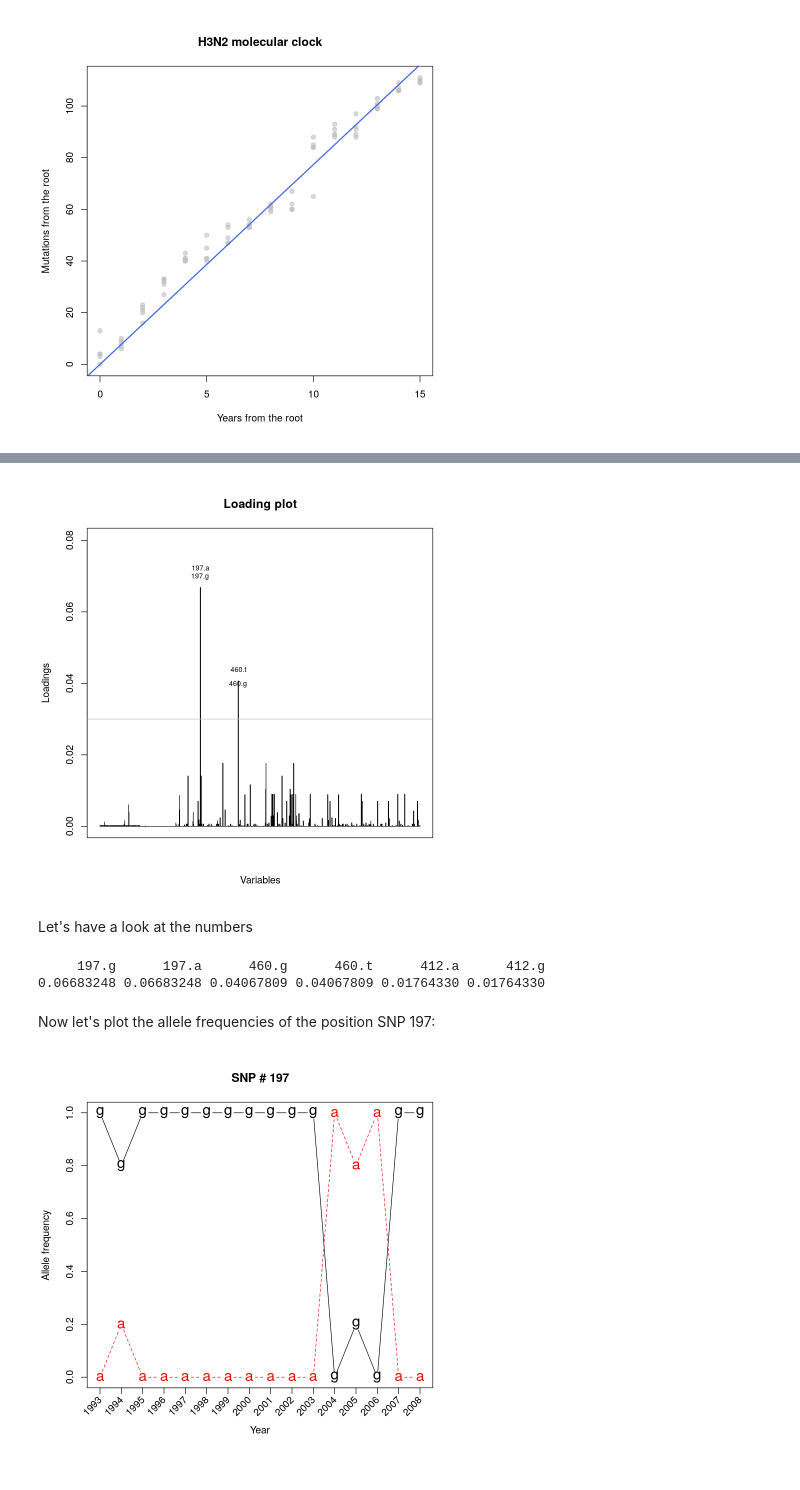
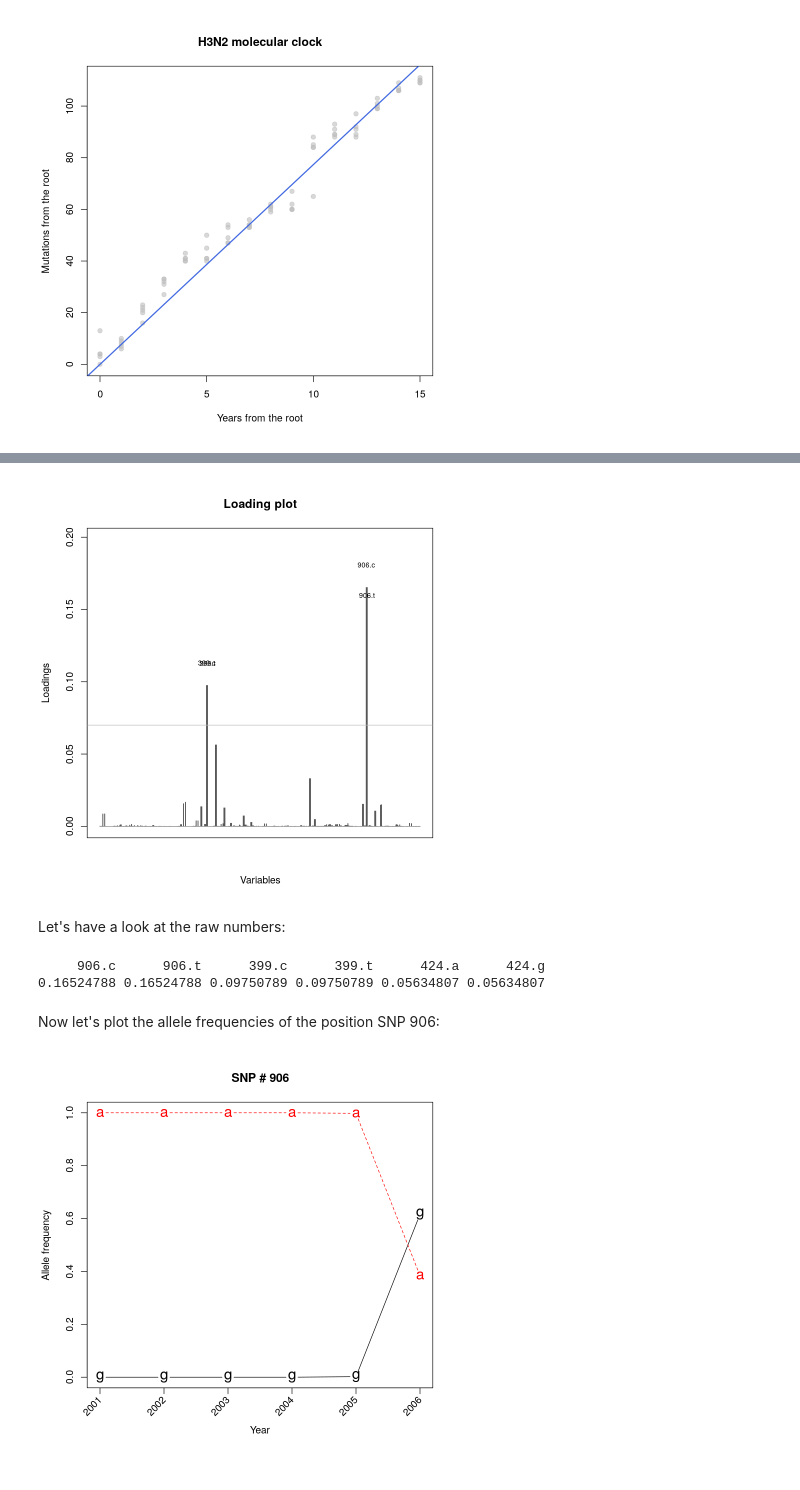
Before and after one commit to farhat-lab/AISC610_darwinian_medicine, a Jupyter notebook: fifteen_years_flu_US.ipynb, the cells around one changed output, grey strips where cells are left out. Saved outputs shown, nothing was run; the diff lists cells and outputs as text; code cells hidden in the pictures.

```diff
--- a/fifteen_years_flu_US.ipynb
+++ b/fifteen_years_flu_US.ipynb
@@ -226,26 +233,26 @@ Something happened between 2006 and 2007. We generate a loading plot to understa
 # %%
-contrib <- loadingplot(dapc_h3n2_mini$var.contr, axis = 2, thres = 0.03, lab.jitter = 1)
+contrib = loadingplot(dapc_h3n2$var.contr, axis = 2, thres = 0.07, lab.jitter = 1)
 # %% [output]
-[figure, old version]
+[figure, new version]
 # %% [markdown]
-Let's have a look at the numbers
+Let's have a look at the raw numbers:
 # %%
-head(sort(dapc_h3n2_mini$var.contr[,2],decreasing=TRUE))
+head(sort(dapc_h3n2$var.contr[,2],decreasing=TRUE))
 # %% [output]
-     197.g      197.a      460.g      460.t      412.a      412.g
-0.06683248 0.06683248 0.04067809 0.04067809 0.01764330 0.01764330
+     906.c      906.t      399.c      399.t      424.a      424.g
+0.16524788 0.16524788 0.09750789 0.09750789 0.05634807 0.05634807
 # %% [markdown]
-Now let's plot the allele frequencies of the position SNP 197:
+Now let's plot the allele frequencies of the position SNP 906:
 # %%
-temp    <- seploc(h3n2)
-snp197  <- tab(temp[["197"]])
-freq197 <- apply(snp197, 2, function(e) tapply(e, pop(h3n2), mean, na.rm = TRUE))
+temp    = seploc(H3N2)
+snp906  = tab(temp[["906"]])
+freq906 = apply(snp906, 2, function(e) tapply(e, pop(H3N2), mean, na.rm = TRUE))
                  par(mar = c(7, 4, 4, 2) + 0.1)
-matplot(freq197,  pch = c("g", "a"), type = "b",
-        xlab = "Year", ylab = "Allele frequency", main = "SNP # 197",
+matplot(freq906,  pch = c("g", "a"), type = "b",
+        xlab = "Year", ylab = "Allele frequency", main = "SNP # 906",
         xaxt = "n", cex = 1.5)
 axis(side = 1, at=1:16, labels=FALSE)
 text(1:16,par("usr")[3] - 0.04, srt = 45, adj = 1,
-     labels = 1993:2008, xpd = TRUE)
+     labels = 2001:2006, xpd = TRUE)
 # %% [output]
-[figure, old version]
+[figure, new version]
```
Also changed, not shown: parts of 21 cells of this notebook, 1 other file.
